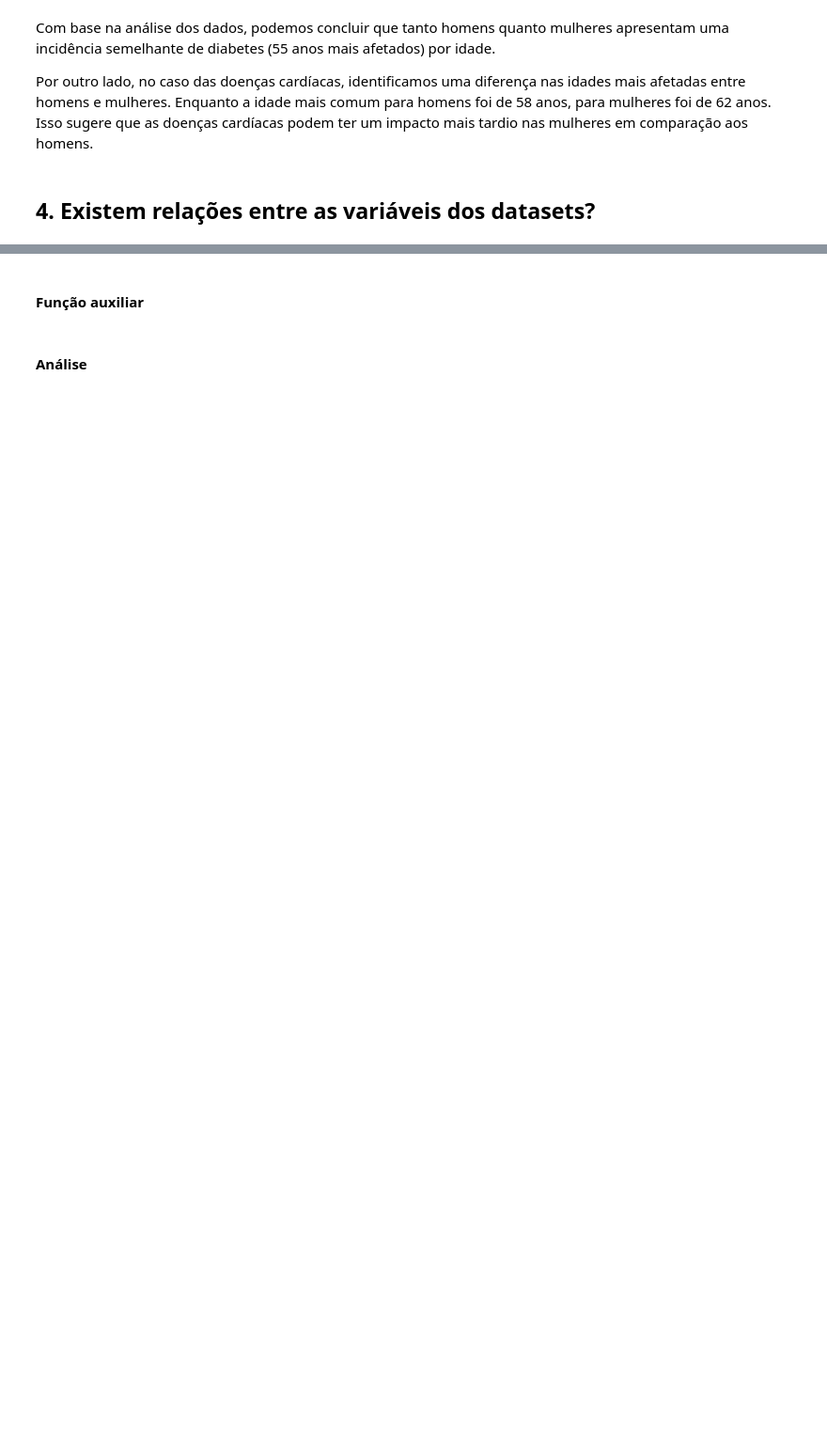
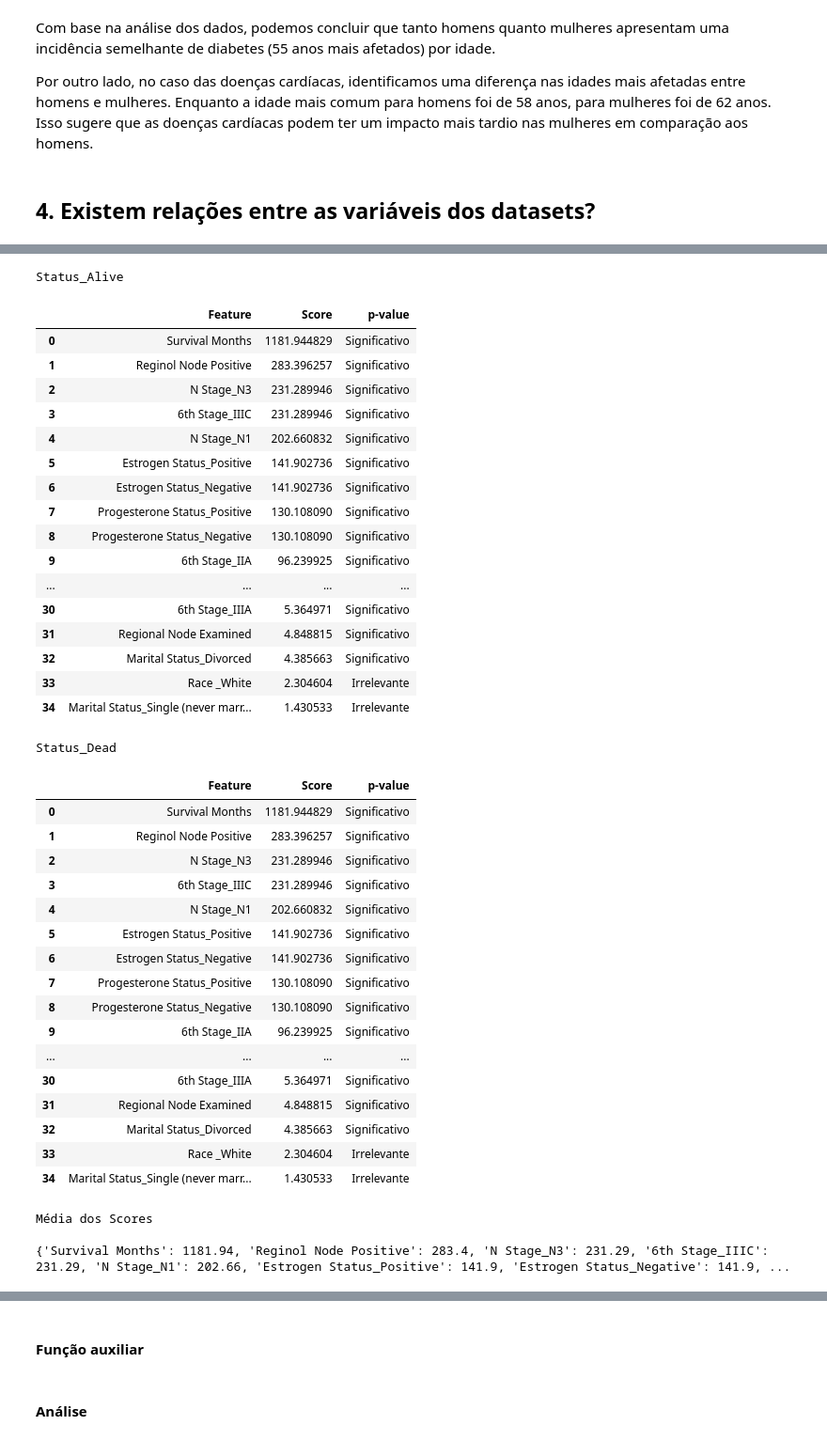
Before and after one commit to Raphael-Marchetti-Calciolari/projects-data-science-diseases-ieee-dataport, a Jupyter notebook: Projeto_Ciencia_de_Dados.ipynb, the cells around one changed output, grey strips where cells are left out. Shown: that part at 94% size. Cells and saved outputs as stored; diff of their text form; code cells hidden in the pictures; blank space fills up the shorter version.

```diff
--- a/Projeto_Ciencia_de_Dados.ipynb
+++ b/Projeto_Ciencia_de_Dados.ipynb
@@ -700,0 +918,42 @@ Não foi possível observar alguma relação evidente entre os dados
+# %%
+result = relation_between_variables(breast_cancer_df, 'Status', verbose=True)
+# %% [output]
+Status_Alive
+|  | Feature | Score | p-value |
+| 0 | Survival Months | 1181.944829 | Significativo |
+| 1 | Reginol Node Positive | 283.396257 | Significativo |
+| 2 | N Stage_N3 | 231.289946 | Significativo |
+| 3 | 6th Stage_IIIC | 231.289946 | Significativo |
+| 4 | N Stage_N1 | 202.660832 | Significativo |
+| 5 | Estrogen Status_Positive | 141.902736 | Significativo |
+| 6 | Estrogen Status_Negative | 141.902736 | Significativo |
+| 7 | Progesterone Status_Positive | 130.108090 | Significativo |
+| 8 | Progesterone Status_Negative | 130.108090 | Significativo |
+| 9 | 6th Stage_IIA | 96.239925 | Significativo |
+| ... | ... | ... | ... |
+| 30 | 6th Stage_IIIA | 5.364971 | Significativo |
+| 31 | Regional Node Examined | 4.848815 | Significativo |
+| 32 | Marital Status_Divorced | 4.385663 | Significativo |
+| 33 | Race _White | 2.304604 | Irrelevante |
+| 34 | Marital Status_Single (never marr... | 1.430533 | Irrelevante |
+Status_Dead
+|  | Feature | Score | p-value |
+| 0 | Survival Months | 1181.944829 | Significativo |
+| 1 | Reginol Node Positive | 283.396257 | Significativo |
+| 2 | N Stage_N3 | 231.289946 | Significativo |
+| 3 | 6th Stage_IIIC | 231.289946 | Significativo |
+| 4 | N Stage_N1 | 202.660832 | Significativo |
+| 5 | Estrogen Status_Positive | 141.902736 | Significativo |
+| 6 | Estrogen Status_Negative | 141.902736 | Significativo |
+| 7 | Progesterone Status_Positive | 130.108090 | Significativo |
+| 8 | Progesterone Status_Negative | 130.108090 | Significativo |
+| 9 | 6th Stage_IIA | 96.239925 | Significativo |
+| ... | ... | ... | ... |
+| 30 | 6th Stage_IIIA | 5.364971 | Significativo |
+| 31 | Regional Node Examined | 4.848815 | Significativo |
+| 32 | Marital Status_Divorced | 4.385663 | Significativo |
+| 33 | Race _White | 2.304604 | Irrelevante |
+| 34 | Marital Status_Single (never marr... | 1.430533 | Irrelevante |
+Média dos Scores
+
+{'Survival Months': 1181.94, 'Reginol Node Positive': 283.4, 'N Stage_N3': 231.29, '6th Stage_IIIC': 231.29, 'N Stage_N1': 202.66, 'Estrogen Status_Positive': 141.9, 'Estrogen Status_Negative': 141.9, ...
```
Also changed, not shown: parts of 21 cells of this notebook.
